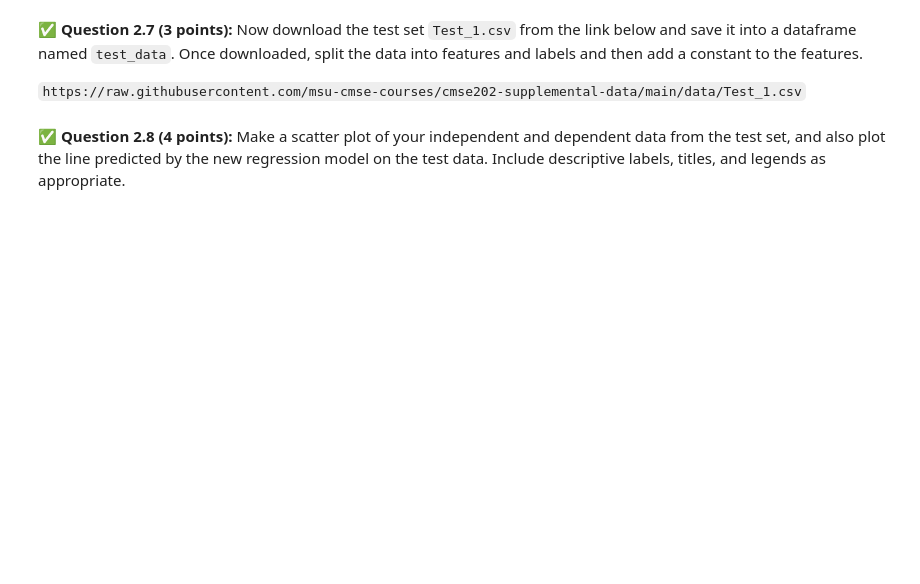
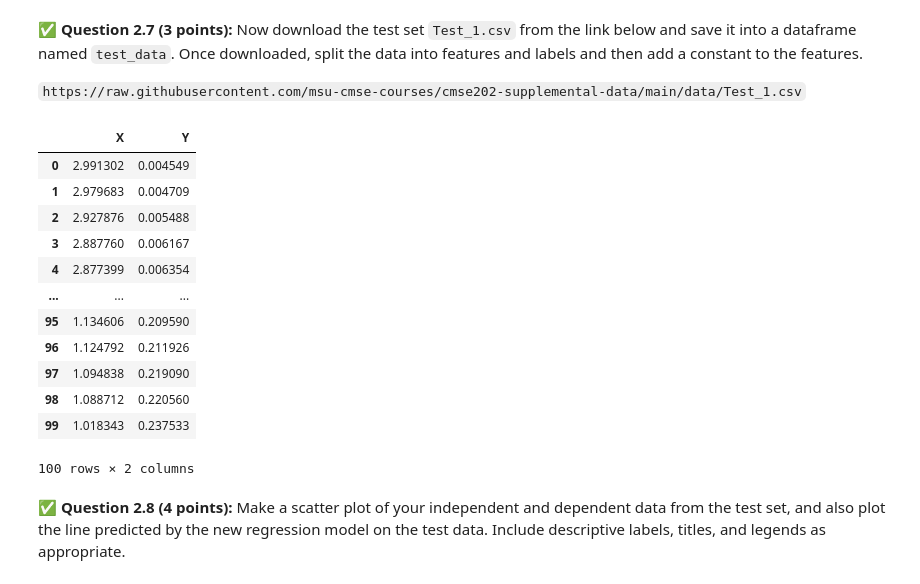
Before and after one commit to TonyH1287/cmse202-s26-turnin, a Jupyter notebook: HW-03/HW-03_Regression-S26-STUDENT.ipynb, the cells around one changed output. Cells and saved outputs as stored; diff of their text form; code cells hidden in the pictures; blank space fills up the shorter version.

```diff
--- a/HW-03/HW-03_Regression-S26-STUDENT.ipynb
+++ b/HW-03/HW-03_Regression-S26-STUDENT.ipynb
@@ -136,2 +181,23 @@ In this part, we'll perform some one-variable linear regression analysis on the
+# %%
+# Put your code here
+test_data = pd.read_csv("Test_1.csv")
+X_test = test_data["X"]
+Y_test = test_data["Y"]
+X_test = sm.add_constant(X_test)
+test_data
+# %% [output]
+|  | X | Y |
+| 0 | 2.991302 | 0.004549 |
+| 1 | 2.979683 | 0.004709 |
+| 2 | 2.927876 | 0.005488 |
+| 3 | 2.887760 | 0.006167 |
+| 4 | 2.877399 | 0.006354 |
+| ... | ... | ... |
+| 95 | 1.134606 | 0.209590 |
+| 96 | 1.124792 | 0.211926 |
+| 97 | 1.094838 | 0.219090 |
+| 98 | 1.088712 | 0.220560 |
+| 99 | 1.018343 | 0.237533 |
+100 rows × 2 columns
 # %% [markdown]
 &#9989; **Question 2.8 (4 points):** Make a scatter plot of your independent and dependent data from the test set, and also plot the line predicted by the new regression model on the test data. Include descriptive labels, titles, and legends as appropriate.
```
Also changed, not shown: parts of 26 cells of this notebook, 1 other file.
